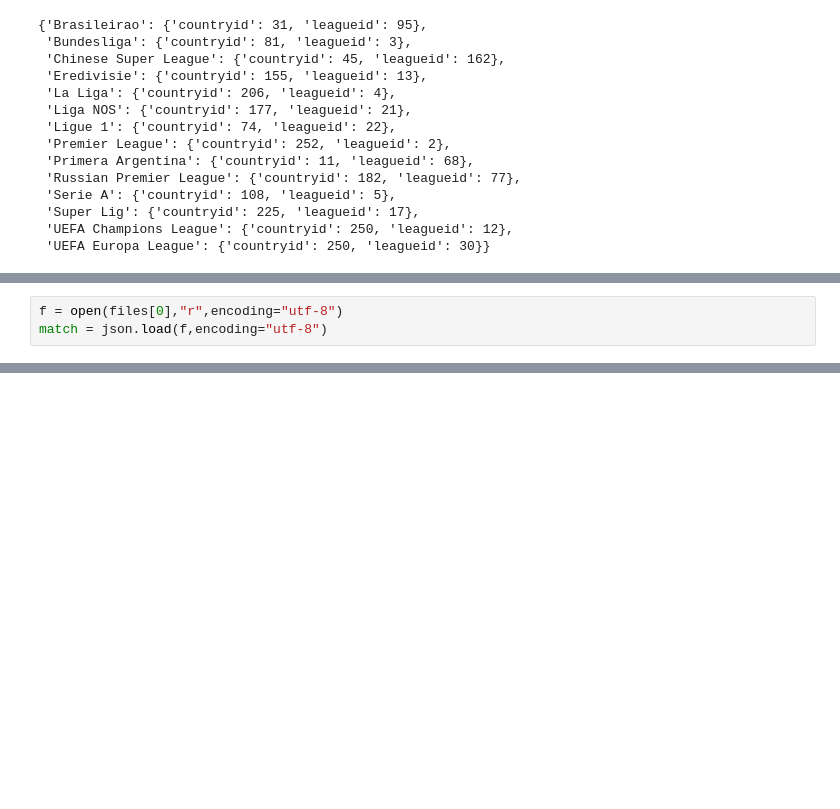
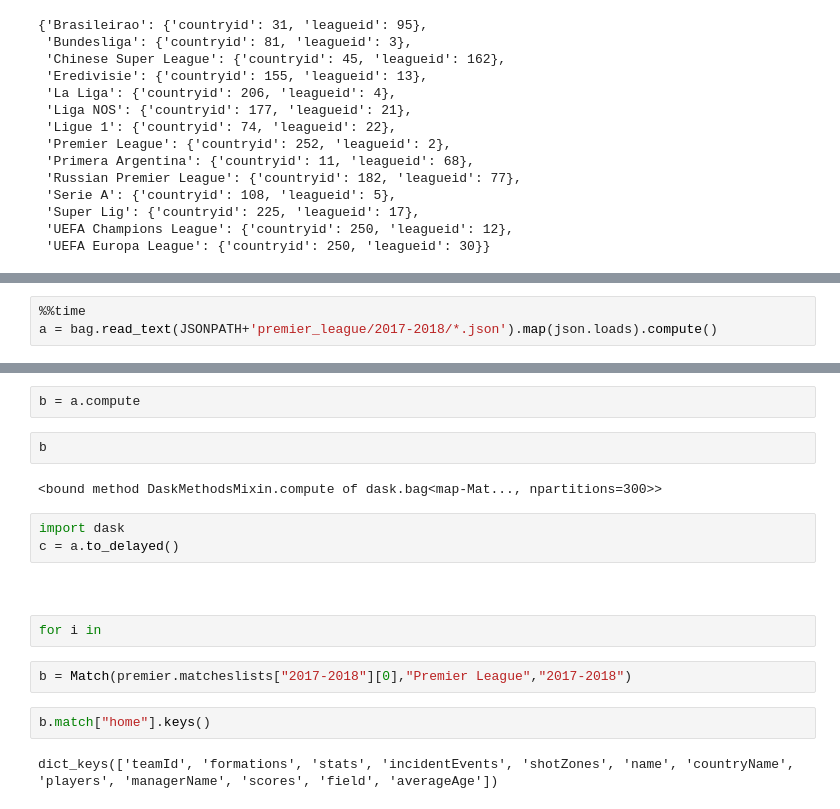
Before and after one commit to sdonoso23/ws, a Jupyter notebook: notebooks/003-importmatch.ipynb, the cells around one changed output, grey strips where cells are left out. Saved outputs shown, nothing was run; the diff lists cells and outputs as text; blank space fills up the shorter version.

Commit message:
[WIP] Import match

```diff
--- a/notebooks/003-importmatch.ipynb
+++ b/notebooks/003-importmatch.ipynb
@@ -396,3 +27,0 @@ b.qualifiers[b.qualifiers["keyid"].isin(['11901911126208148.0', '119019120557670
-# %%
-f = open(files[0],"r",encoding="utf-8")
-match = json.load(f,encoding="utf-8")
@@ -548,0 +511,3 @@ np.fv(pmt=-150000,nper=40*12,pv=0,rate=0.05/12)
+# %%
+%%time
+a = bag.read_text(JSONPATH+'premier_league/2017-2018/*.json').map(json.loads).compute()
@@ -548,0 +542,19 @@ np.fv(pmt=-150000,nper=40*12,pv=0,rate=0.05/12)
+# %%
+b = a.compute
+# %%
+b
+# %% [output]
+<bound method DaskMethodsMixin.compute of dask.bag<map-Mat..., npartitions=300>>
+# %%
+import dask
+c = a.to_delayed()
+# %% [output]
+[figure, added]
+# %%
+for i in
+# %%
+b = Match(premier.matcheslists["2017-2018"][0],"Premier League","2017-2018")
+# %%
+b.match["home"].keys()
+# %% [output]
+dict_keys(['teamId', 'formations', 'stats', 'incidentEvents', 'shotZones', 'name', 'countryName', 'players', 'managerName', 'scores', 'field', 'averageAge'])
```
Also changed, not shown: parts of 70 cells of this notebook, 4 other files.
